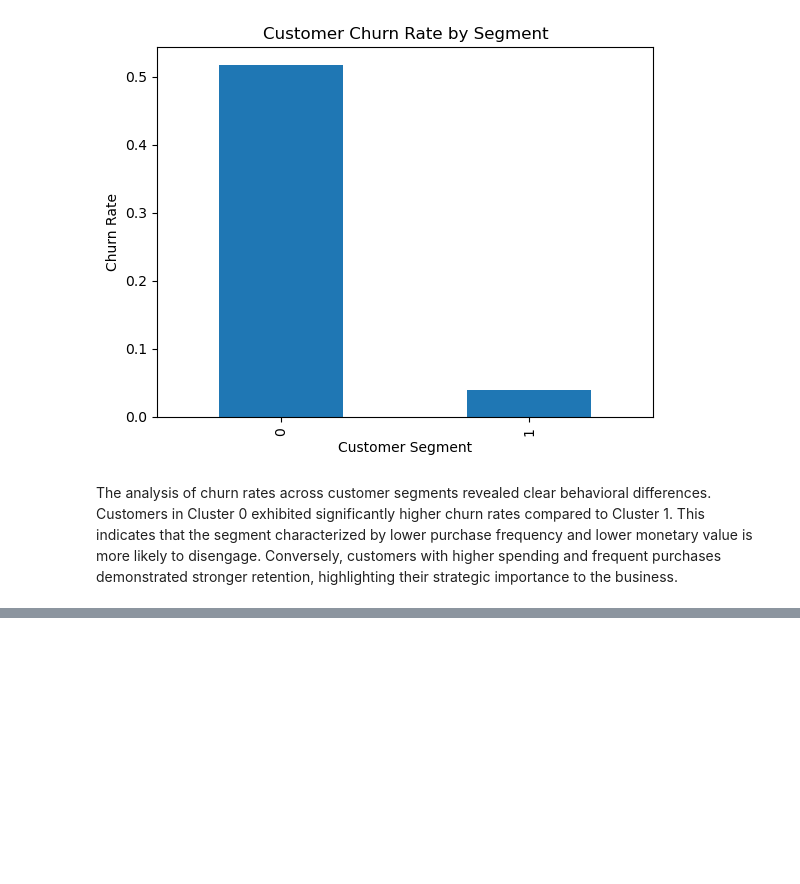
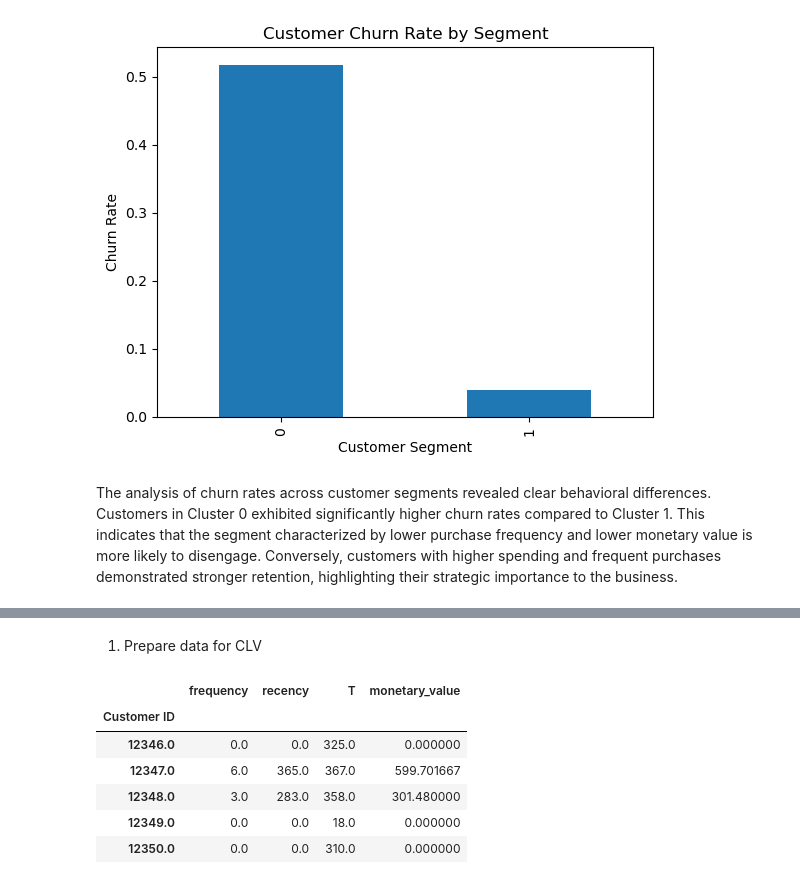
Before and after one commit to Pamela-Chebii/Consumer-Behavior-Analytics-Using-Transaction-Data, a Jupyter notebook: index.ipynb, the cells around one changed output, grey strips where cells are left out. Drawn from its saved outputs; the diff is of its cells as text; code cells hidden in the pictures; blank space fills up the shorter version.

```diff
--- a/index.ipynb
+++ b/index.ipynb
@@ -968,0 +975,22 @@ The analysis of churn rates across customer segments revealed clear behavioral d
+# %% [markdown]
+1. Prepare data for CLV
+# %%
+from lifetimes.utils import summary_data_from_transaction_data
+
+clv_data = summary_data_from_transaction_data(
+    df,
+    customer_id_col='Customer ID',
+    datetime_col='InvoiceDate',
+    monetary_value_col='TotalPrice',
+    observation_period_end=df['InvoiceDate'].max()
+)
+
+clv_data.head()
+# %% [output]
+|  | frequency | recency | T | monetary_value |
+| Customer ID |  |  |  |  |
+| 12346.0 | 0.0 | 0.0 | 325.0 | 0.000000 |
+| 12347.0 | 6.0 | 365.0 | 367.0 | 599.701667 |
+| 12348.0 | 3.0 | 283.0 | 358.0 | 301.480000 |
+| 12349.0 | 0.0 | 0.0 | 18.0 | 0.000000 |
+| 12350.0 | 0.0 | 0.0 | 310.0 | 0.000000 |
```
Also changed, not shown: parts of 3 cells of this notebook.
